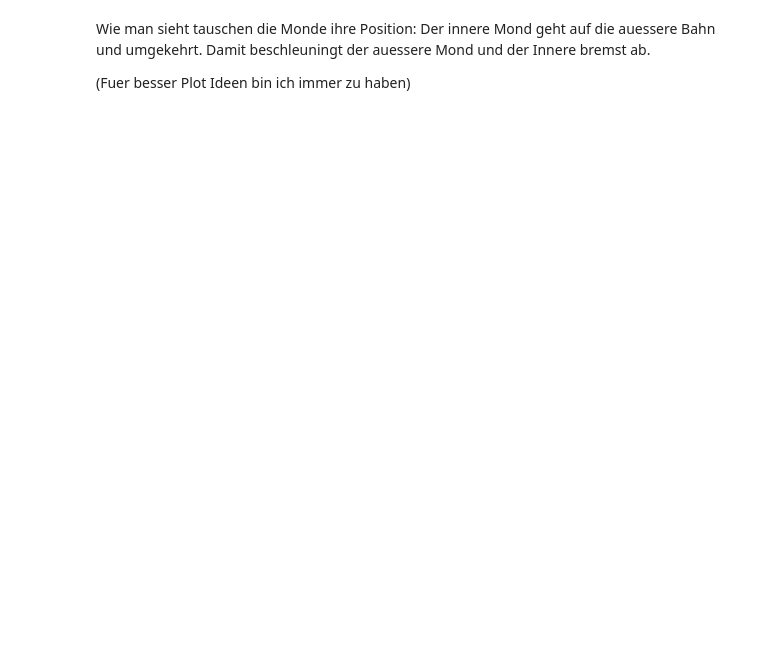
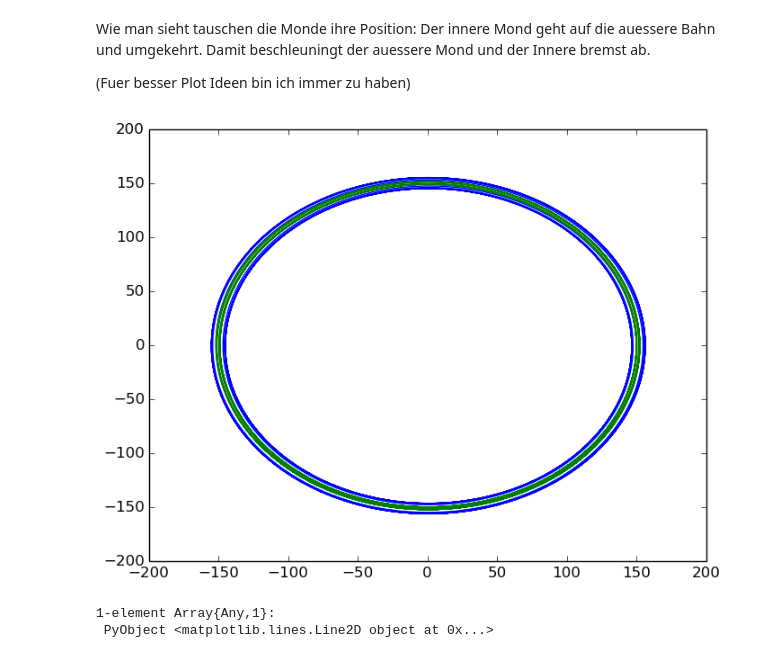
Before and after one commit to Handfeger/compphys-2016, a Jupyter notebook: uebung_05/05_monde_auf_der_ueberholspur.ipynb, the cells around one changed output. Drawn from its saved outputs; the diff is of its cells as text; code cells hidden in the pictures; blank space fills up the shorter version.

```diff
--- a/uebung_05/05_monde_auf_der_ueberholspur.ipynb
+++ b/uebung_05/05_monde_auf_der_ueberholspur.ipynb
@@ -115,3 +116,10 @@ zlabel(L"t")
 Wie man sieht tauschen die Monde ihre Position: Der innere Mond geht auf die auessere Bahn und umgekehrt. Damit beschleuningt der auessere Mond und der Innere bremst ab.
 
 (Fuer besser Plot Ideen bin ich immer zu haben)
+# %%
+plot([b.r[1] for b in m1_array], [b.r[2] for b in m1_array])
+plot([b.r[1] for b in m2_array], [b.r[2] for b in m2_array])
+# %% [output]
+[figure, added]
+1-element Array{Any,1}:
+ PyObject <matplotlib.lines.Line2D object at 0x...>
```
Also changed, not shown: parts of 1 cell of this notebook.
